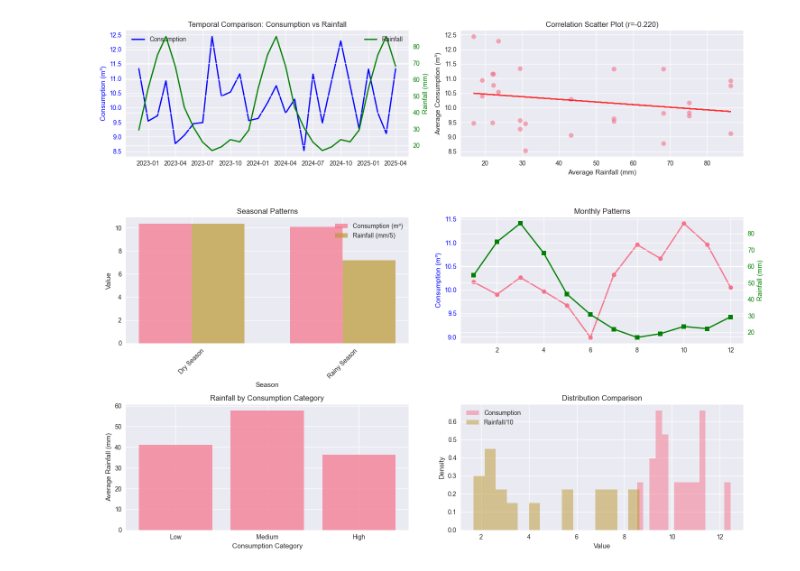
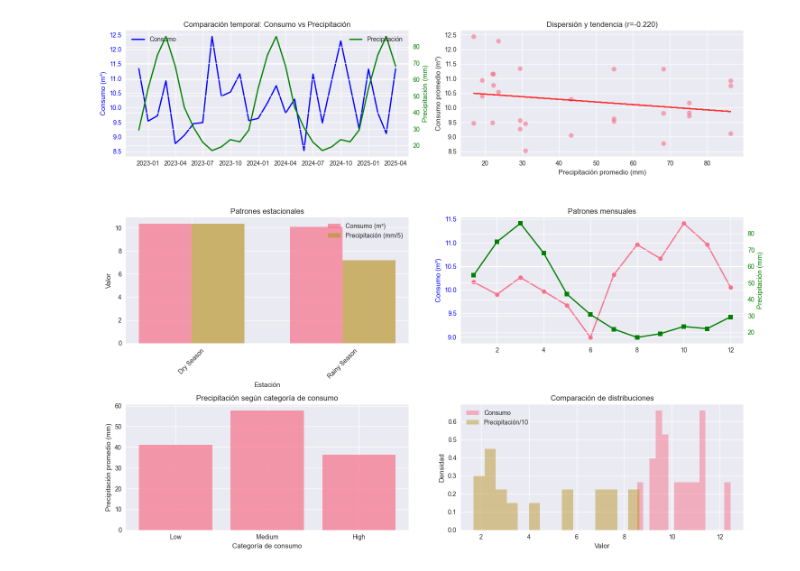
Before and after one commit to lapillaga/junta-analytics, a Jupyter notebook: notebooks/01_data_integration.ipynb, the cells around one changed output. Saved outputs shown, nothing was run; the diff lists cells and outputs as text; code cells hidden in the pictures.

```diff
--- a/notebooks/01_data_integration.ipynb
+++ b/notebooks/01_data_integration.ipynb
@@ -500,79 +497,79 @@ print(f"  Correlation strength: {correlation_strength} {correlation_direction}")
 # %%
-#4.4 Visualize Merged Data
+# 4.4 Visualizar datos fusionados
 
 plt.figure(figsize=(15, 12))
 
-# Timeline comparison
+# 1. Comparación temporal: Consumo vs Precipitación
 plt.subplot(3, 2, 1)
-plt.plot(merged_data['period_dt'], merged_data['avg_consumption'], 'b-', label='Consumption', linewidth=2)
-plt.ylabel('Consumption (m³)', color='b')
+plt.plot(merged_data['period_dt'], merged_data['avg_consumption'], 'b-', label='Consumo', linewidth=2)
+plt.ylabel('Consumo (m³)', color='b')
 plt.tick_params(axis='y', labelcolor='b')
 plt.legend(loc='upper left')
 
 ax2 = plt.gca().twinx()
-ax2.plot(merged_data['period_dt'], merged_data['avg_rainfall'], 'g-', label='Rainfall', linewidth=2)
-ax2.set_ylabel('Rainfall (mm)', color='g')
+ax2.plot(merged_data['period_dt'], merged_data['avg_rainfall'], 'g-', label='Precipitación', linewidth=2)
+ax2.set_ylabel('Precipitación (mm)', color='g')
 ax2.tick_params(axis='y', labelcolor='g')
 ax2.legend(loc='upper right')
-plt.title('Temporal Comparison: Consumption vs Rainfall')
+plt.title('Comparación temporal: Consumo vs Precipitación')
 plt.xticks(rotation=45)
 
-# Correlation scatter plot
+# 2. Gráfico de dispersión de correlación
 plt.subplot(3, 2, 2)
 plt.scatter(merged_data['avg_rainfall'], merged_data['avg_consumption'], alpha=0.6, s=50)
 z = np.polyfit(merged_data['avg_rainfall'], merged_data['avg_consumption'], 1)
 p = np.poly1d(z)
 plt.plot(merged_data['avg_rainfall'], p(merged_data['avg_rainfall']), "r--", alpha=0.8)
-plt.xlabel('Average Rainfall (mm)')
-plt.ylabel('Average Consumption (m³)')
-plt.title(f'Correlation Scatter Plot (r={correlation:.3f})')
+plt.xlabel('Precipitación promedio (mm)')
+plt.ylabel('Consumo promedio (m³)')
+plt.title(f'Dispersión y tendencia (r={correlation:.3f})')
 
-# Seasonal patterns
+# 3. Patrones estacionales
 plt.subplot(3, 2, 3)
 seasonal_data = merged_data.groupby('season')[['avg_consumption', 'avg_rainfall']].mean()
 x = np.arange(len(seasonal_data.index))
 width = 0.35
-plt.bar(x - width/2, seasonal_data['avg_consumption'], width, label='Consumption (m³)', alpha=0.7)
-plt.bar(x + width/2, seasonal_data['avg_rainfall']/5, width, label='Rainfall (mm/5)', alpha=0.7)
-plt.xlabel('Season')
-plt.ylabel('Value')
-plt.title('Seasonal Patterns')
+plt.bar(x - width/2, seasonal_data['avg_consumption'], width, label='Consumo (m³)', alpha=0.7)
+plt.bar(x + width/2, seasonal_data['avg_rainfall']/5, width, label='Precipitación (mm/5)', alpha=0.7)
+plt.xlabel('Estación')
+plt.ylabel('Valor')
+plt.title('Patrones estacionales')
 plt.xticks(x, seasonal_data.index, rotation=45)
 plt.legend()
 
-# Monthly trends
+# 4. Tendencias mensuales
 plt.subplot(3, 2, 4)
 monthly_trends = merged_data.groupby('month')[['avg_consumption', 'avg_rainfall']].mean()
-plt.plot(monthly_trends.index, monthly_trends['avg_consumption'], 'o-', label='Consumption', linewidth=2)
-plt.ylabel('Consumption (m³)', color='b')
+plt.plot(monthly_trends.index, monthly_trends['avg_consumption'], 'o-', label='Consumo', linewidth=2)
+plt.ylabel('Consumo (m³)', color='b')
 plt.tick_params(axis='y', labelcolor='b')
 
 ax3 = plt.gca().twinx()
-ax3.plot(monthly_trends.index, monthly_trends['avg_rainfall'], 's-', color='green', label='Rainfall', linewidth=2)
-ax3.set_ylabel('Rainfall (mm)', color='g')
+ax3.plot(monthly_trends.index, monthly_trends['avg_rainfall'], 's-', color='green', label='Precipitación', linewidth=2)
+ax3.set_ylabel('Precipitación (mm)', color='g')
 ax3.tick_params(axis='y', labelcolor='g')
-plt.title('Monthly Patterns')
-plt.xlabel('Month')
+plt.title('Patrones mensuales')
+plt.xlabel('Mes')
 
-# Consumption categories by rainfall
+# 5. Precipitación según categoría de consumo
 plt.subplot(3, 2, 5)
 category_rainfall = merged_data.groupby('consumption_category')['avg_rainfall'].mean()
 plt.bar(category_rainfall.index, category_rainfall.values, alpha=0.7)
-plt.xlabel('Consumption Category')
-plt.ylabel('Average Rainfall (mm)')
-plt.title('Rainfall by Consumption Category')
+plt.xlabel('Categoría de consumo')
+plt.ylabel('Precipitación promedio (mm)')
+plt.title('Precipitación según categoría de consumo')
 
-# Distribution comparison
+# 6. Comparación de distribuciones
 plt.subplot(3, 2, 6)
-plt.hist(merged_data['avg_consumption'], bins=15, alpha=0.5, label='Consumption', density=True)
-plt.hist(merged_data['avg_rainfall']/10, bins=15, alpha=0.5, label='Rainfall/10', density=True)
-plt.xlabel('Value')
-plt.ylabel('Density')
-plt.title('Distribution Comparison')
+plt.hist(merged_data['avg_consumption'], bins=15, alpha=0.5, label='Consumo', density=True)
+plt.hist(merged_data['avg_rainfall']/10, bins=15, alpha=0.5, label='Precipitación/10', density=True)
+plt.xlabel('Valor')
+plt.ylabel('Densidad')
+plt.title('Comparación de distribuciones')
 plt.legend()
 
 plt.tight_layout()
 plt.show()
 # %% [output]
-[figure, old version]
+[figure, new version]
 # %%
```
Also changed, not shown: parts of 20 cells of this notebook, 11 other files.
